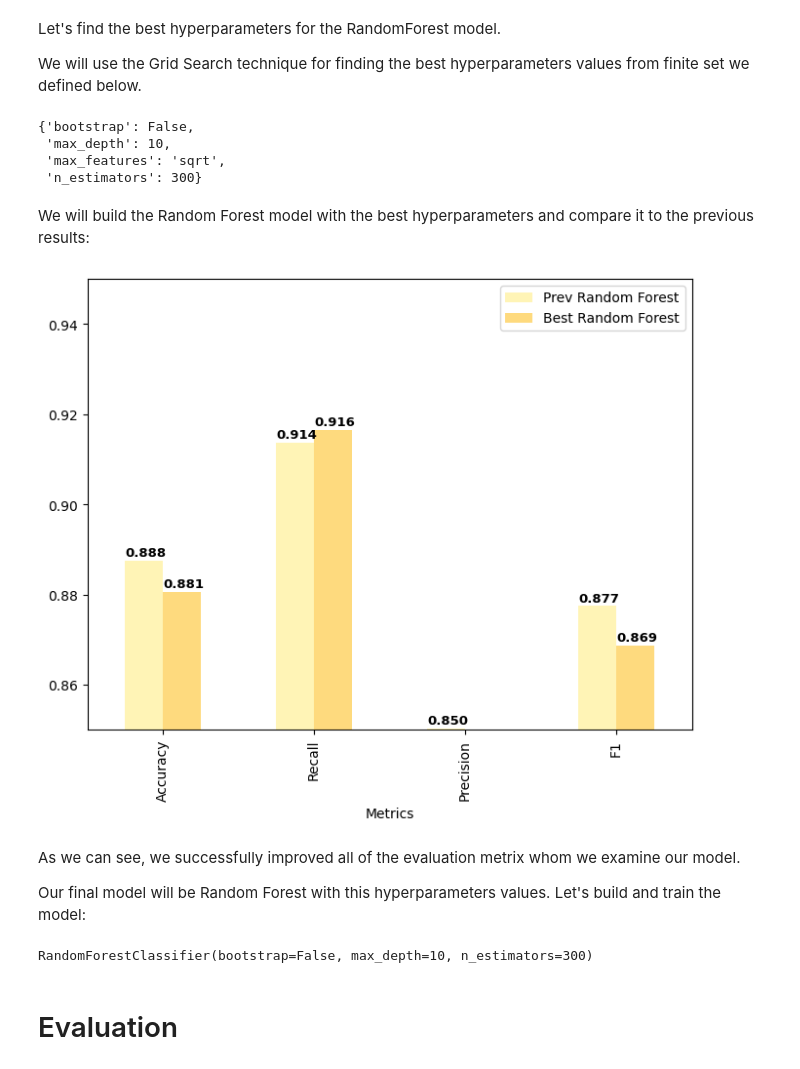
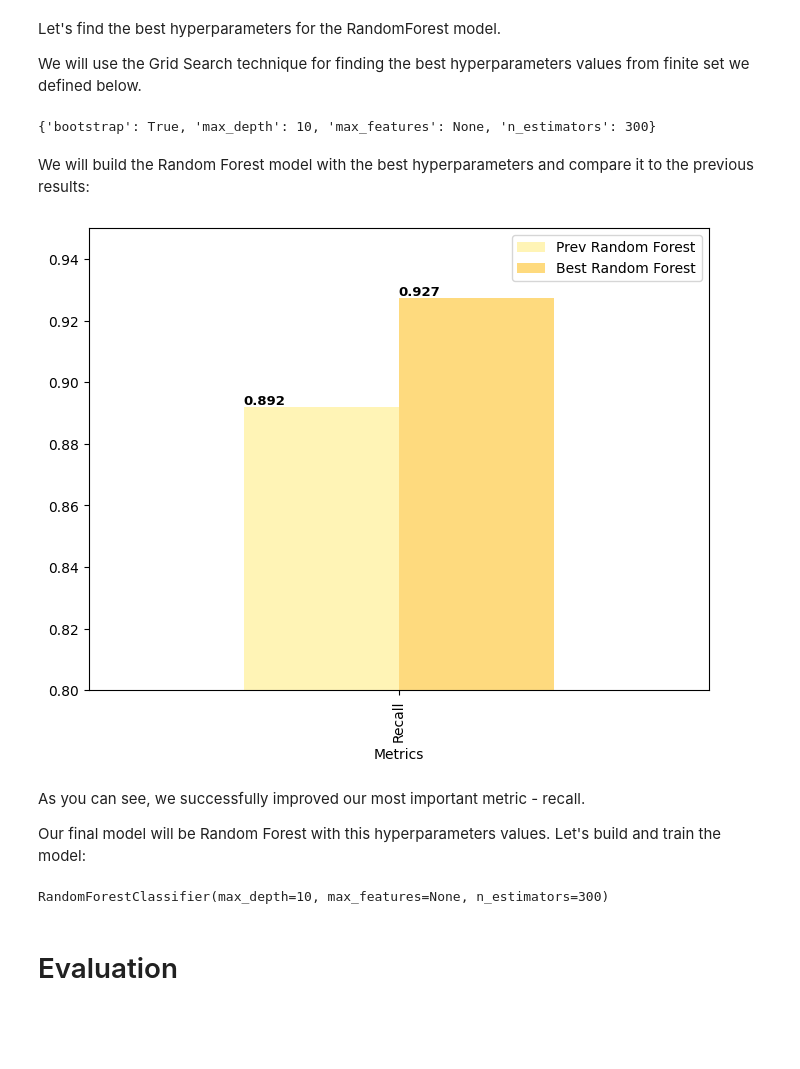
Before and after one commit to ori-frenkel/stroke-prediction, a Jupyter notebook: stroke-prediction.ipynb, the cells around one changed output. Cells and saved outputs as stored; diff of their text form; code cells hidden in the pictures; blank space fills up the shorter version.

Commit message:
best

```diff
--- a/stroke-prediction.ipynb
+++ b/stroke-prediction.ipynb
@@ -397,6 +395,5 @@ plt.show()
 1. *bmi* - all people has *bmi* in range of around 0-60. There were cases where people had stroke with high and low *bmi*. It's correlation to stroke feature is also very low (0.04) and we know that there were missing values in this column.
 # %%
-# drop the values
-stroke_data = stroke_data.drop(['id', 'Residence_type', 'bmi', 'ever_married', 'gender'], axis='columns')
+stroke_data = stroke_data.drop(['id', 'Residence_type', 'bmi', 'gender'], axis='columns')
 stroke_data.head()
 # %% [output]
@@ -427,14 +426,10 @@ X_train, X_test, y_train, y_test = train_test_split(stroke_data, target, test_si
 # %%
 # Normalize numerical features
 numerical_features = ['age', 'avg_glucose_level']
+
 scaler = StandardScaler()
-
 X_train[numerical_features] = scaler.fit_transform(X_train[numerical_features])
 X_test[numerical_features] = scaler.transform(X_test[numerical_features])
-
-normalizer = MinMaxScaler()
-X_train[numerical_features] = normalizer.fit_transform(X_train[numerical_features])
-X_test[numerical_features] = normalizer.transform(X_test[numerical_features])
 # %% [markdown]
 ## Data Balancing
 # %% [markdown]
@@ -517,39 +514,36 @@ random_forest_best_params = clf.best_params_
 
 random_forest_best_params
 # %% [output]
-{'bootstrap': False,
- 'max_depth': 10,
- 'max_features': 'sqrt',
- 'n_estimators': 300}
+{'bootstrap': True, 'max_depth': 10, 'max_features': None, 'n_estimators': 300}
 # %% [markdown]
 We will build the Random Forest model with the best hyperparameters and compare it to the previous results:
 # %%
 random_forest = RandomForestClassifier(**random_forest_best_params)
 
 accuracy_value, recall_value, precision_value, f1_value = model_score(random_forest, X_train, y_train)
-best_scoring = [accuracy_value, recall_value, precision_value, f1_value]
-prev_scoring = [accuracy[3], recall[3], precision[3], f1[3]]
-metrics = ['Accuracy', 'Recall', 'Precision', 'F1']
+best_scoring = [recall_value]
+prev_scoring = [recall[3]]
+metrics = ['Recall']
 
 models_performence = pd.DataFrame({'Metrics': metrics, 'Prev Random Forest': prev_scoring, 'Best Random Forest': best_scoring})
 # %%
 ax = models_performence.plot(kind="bar", x='Metrics', y=['Prev Random Forest', 'Best Random Forest'],
                             color=sns.color_palette("YlOrBr"), figsize = (8, 6))
-ax.set(ylim=[0.85, 0.95])
+ax.set(ylim=[0.8, 0.95])
 for p in ax.patches:
     b = p.get_bbox()
     ax.annotate("{:.3f}".format(b.y1 + b.y0), (b.x0, b.y1+0.001), fontsize=9.5, weight='bold')
 # %% [output]
-[figure, old version]
+[figure, new version]
 # %% [markdown]
-As we can see, we successfully improved all of the evaluation metrix whom we examine our model.
+As you can see, we successfully improved our most important metric - recall.
 
 Our final model will be Random Forest with this hyperparameters values. Let's build and train the model:
 # %%
 model = RandomForestClassifier(**random_forest_best_params)
 model.fit(X_train, y_train)
 # %% [output]
-RandomForestClassifier(bootstrap=False, max_depth=10, n_estimators=300)
+RandomForestClassifier(max_depth=10, max_features=None, n_estimators=300)
 # %% [markdown]
 # Evaluation
 # %% [markdown]
```
Also changed, not shown: parts of 13 cells of this notebook.
